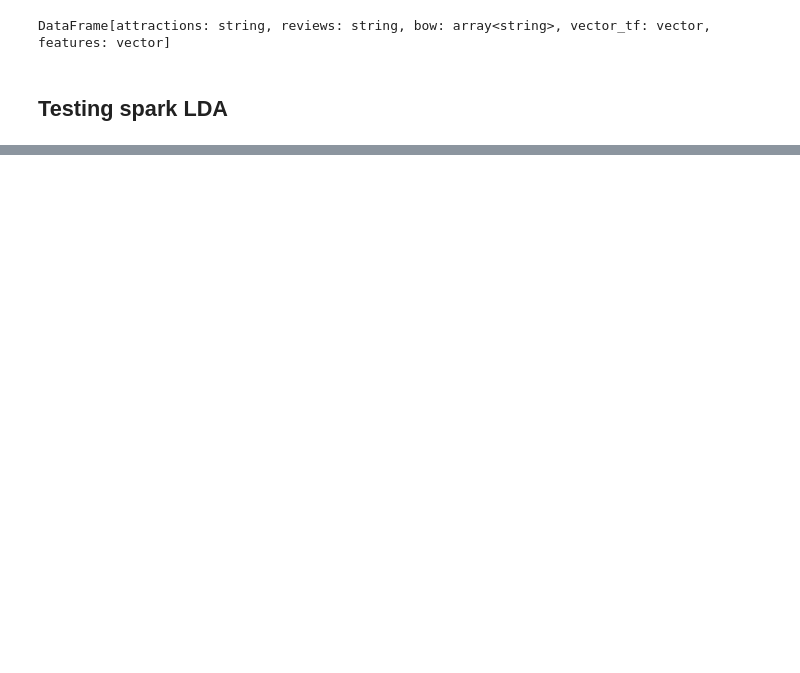
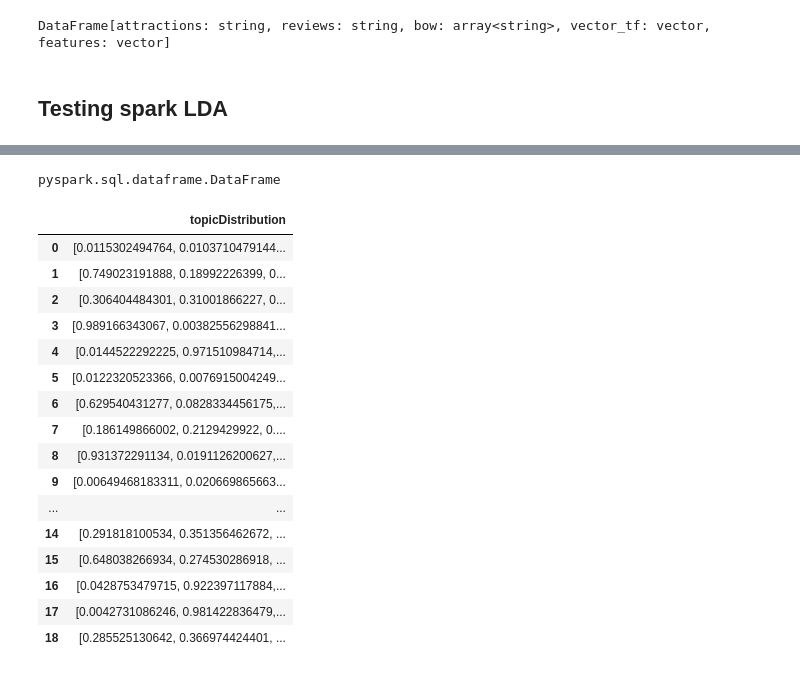
Before and after one commit to iglee/outrunJulesVerne, a Jupyter notebook: spark-nltk-lda-tests.ipynb, the cells around one changed output, grey strips where cells are left out. Drawn from its saved outputs; the diff is of its cells as text; code cells hidden in the pictures; blank space fills up the shorter version.

```diff
--- a/spark-nltk-lda-tests.ipynb
+++ b/spark-nltk-lda-tests.ipynb
@@ -30,8 +30,8 @@ spark_sample_df = spark.createDataFrame(sample_df)
 # %%
 sample_nltk_df, sample_ls = indexing_pipeline(spark_sample_df)
 # %%
-lda = LDA(k=6, optimizer="em")
+lda = LDA(k=3, optimizer="em")
 # %%
-model = lda.fit(df_test)
+model = lda.fit(sample_nltk_df)
 # %%
 topics = model.describeTopics().collect()
@@ -37,0 +98,28 @@ topics = model.describeTopics().collect()
+# %%
+transformed = model.transform(sample_nltk_df)
+# %%
+a = transformed.select('topicDistribution')
+# %%
+type(a)
+# %% [output]
+pyspark.sql.dataframe.DataFrame
+# %%
+a.toPandas()
+# %% [output]
+|  | topicDistribution |
+| 0 | [0.0115302494764, 0.0103710479144... |
+| 1 | [0.749023191888, 0.18992226399, 0... |
+| 2 | [0.306404484301, 0.31001866227, 0... |
+| 3 | [0.989166343067, 0.00382556298841... |
+| 4 | [0.0144522292225, 0.971510984714,... |
+| 5 | [0.0122320523366, 0.0076915004249... |
+| 6 | [0.629540431277, 0.0828334456175,... |
+| 7 | [0.186149866002, 0.2129429922, 0.... |
+| 8 | [0.931372291134, 0.0191126200627,... |
+| 9 | [0.00649468183311, 0.020669865663... |
+| ... | ... |
+| 14 | [0.291818100534, 0.351356462672, ... |
+| 15 | [0.648038266934, 0.274530286918, ... |
+| 16 | [0.0428753479715, 0.922397117884,... |
+| 17 | [0.0042731086246, 0.981422836479,... |
+| 18 | [0.285525130642, 0.366974424401, ... |
```
Also changed, not shown: parts of 13 cells of this notebook, 13 other files.
